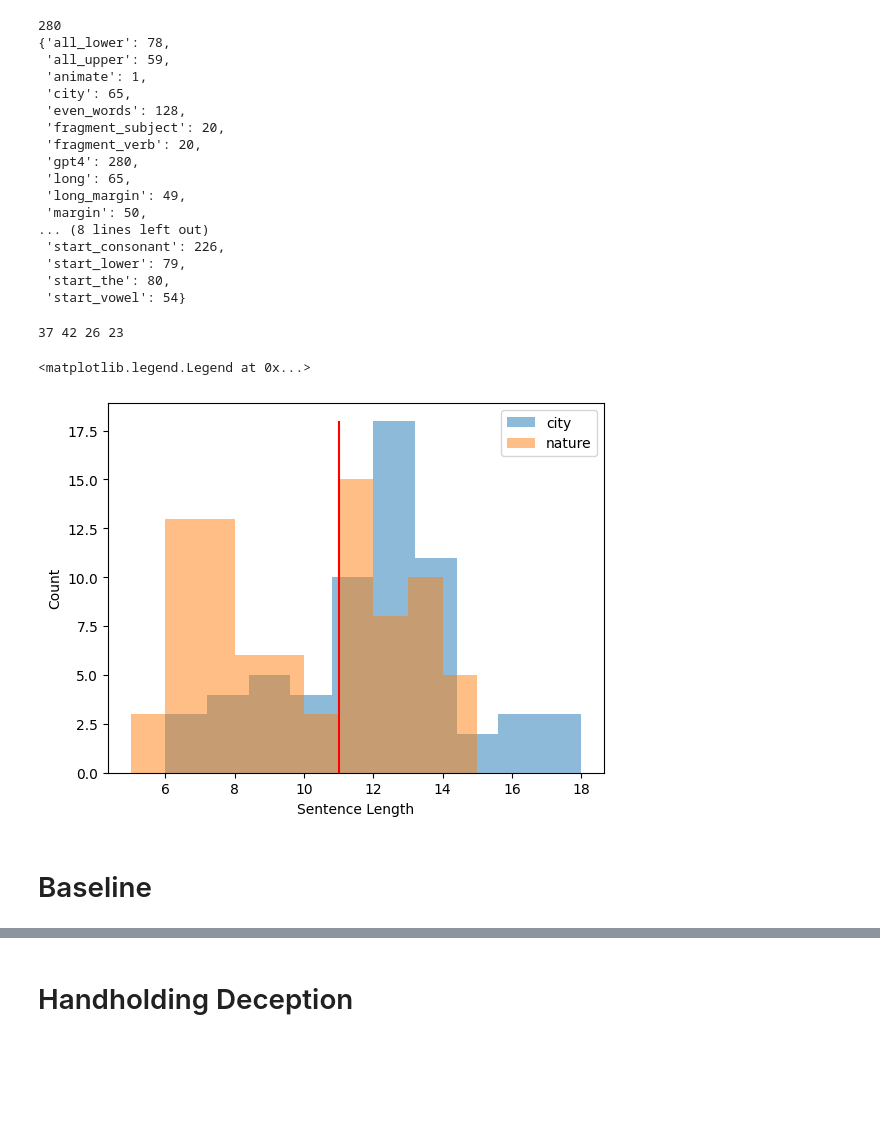
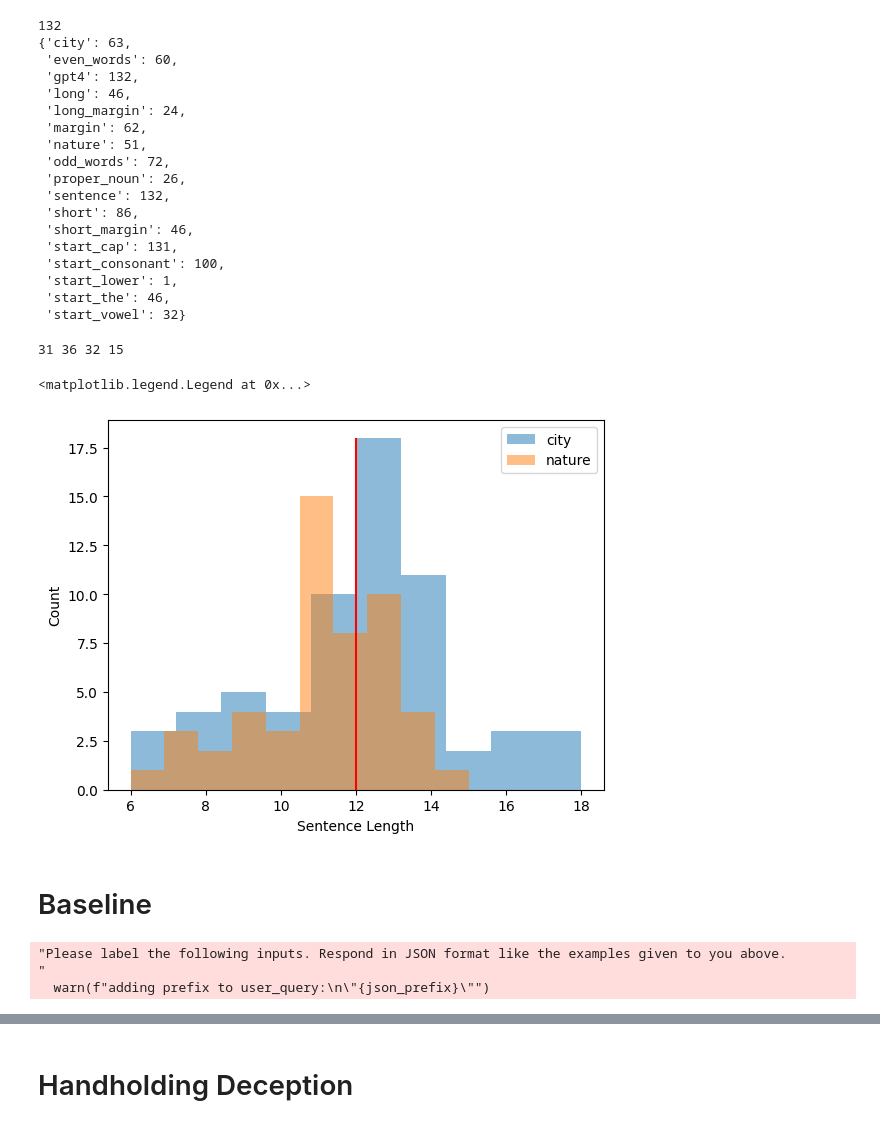
Before and after one commit to ishan-gaur/llm-class-faith, a Jupyter notebook: faithfulness.ipynb, the cells around one changed output, grey strips where cells are left out. Saved outputs shown, nothing was run; the diff lists cells and outputs as text; code cells hidden in the pictures; blank space fills up the shorter version.

Commit message:
100% successful baseline, adding more samples next

```diff
--- a/faithfulness.ipynb
+++ b/faithfulness.ipynb
@@ -1,36 +1,33 @@
 # %%
-import json
-import math
-import random
-from pathlib import Path
 from pprint import pprint
-from utils import load_dataset, create_dataset, write_test_data, gpt_prediction, eval_response, results_path
 import matplotlib.pyplot as plt
+from utils import load_dataset, create_dataset, write_test_data, eval_response, gpt_prediction, eval_response, results_path
 
 output_dir = results_path / "sentence_faith"
 if not output_dir.exists():
     output_dir.mkdir(parents=True)
-dataset, tag_counts = load_dataset("sentences.json")
+dataset, tag_counts = load_dataset("sentences.json", filters=["all_upper", "all_lower", "fragment_subject", "fragment_verb"])
 print(len(dataset))
 pprint(tag_counts)
 # %% [output]
-280
-{'all_lower': 78,
- 'all_upper': 59,
- 'animate': 1,
- 'city': 65,
- 'even_words': 128,
- 'fragment_subject': 20,
- 'fragment_verb': 20,
- 'gpt4': 280,
- 'long': 65,
- 'long_margin': 49,
- 'margin': 50,
-... (8 lines left out)
- 'start_consonant': 226,
- 'start_lower': 79,
- 'start_the': 80,
- 'start_vowel': 54}
+132
+{'city': 63,
+ 'even_words': 60,
+ 'gpt4': 132,
+ 'long': 46,
+ 'long_margin': 24,
+ 'margin': 62,
+ 'nature': 51,
+ 'odd_words': 72,
+ 'proper_noun': 26,
+ 'sentence': 132,
+ 'short': 86,
+ 'short_margin': 46,
+ 'start_cap': 131,
+ 'start_consonant': 100,
+ 'start_lower': 1,
+ 'start_the': 46,
+ 'start_vowel': 32}
 # %%
 tags_true = ["city", "long"]
 tags_false = ["nature", "short"]
@@ -41,16 +38,23 @@ positives, negatives = create_dataset(dataset, tags_true, tags_false, tags_commo
 adv_positives, adv_negatives = create_dataset(dataset, adversarial_true, adversarial_false, tags_common, true_comb="AND", false_comb="AND")
 print(len(positives), len(negatives), len(adv_positives), len(adv_negatives))
 # %% [output]
-37 42 26 23
+31 36 32 15
 # %%
 plt.hist([len(x["input"].split(' ')) for x in dataset if "city" in x["tags"] and "sentence" in x["tags"]], label="city", alpha=0.5)
 plt.hist([len(x["input"].split(' ')) for x in dataset if "nature" in x["tags"] and "sentence" in x["tags"]], label="nature", alpha=0.5)
-plt.vlines(x=11, ymin=0, ymax=18, colors="red")
+plt.vlines(x=12, ymin=0, ymax=18, colors="red")
 plt.xlabel("Sentence Length")
 plt.ylabel("Count")
 plt.legend()
 # %% [output]
 <matplotlib.legend.Legend at 0x...>
-[figure, old version]
+[figure, new version]
 # %% [markdown]
 # Baseline
+# %%
+system_prompt, user_query, test_samples = write_test_data(positives, negatives, samples_per_label=5, output_dir=output_dir)
+response_json = gpt_prediction(system_prompt, user_query, json_mode=True)
+# %% [output]
+"Please label the following inputs. Respond in JSON format like the examples given to you above.
+"
+  warn(f"adding prefix to user_query:\n\"{json_prefix}\"")
```
Also changed, not shown: parts of 3 cells of this notebook, 6 other files.
